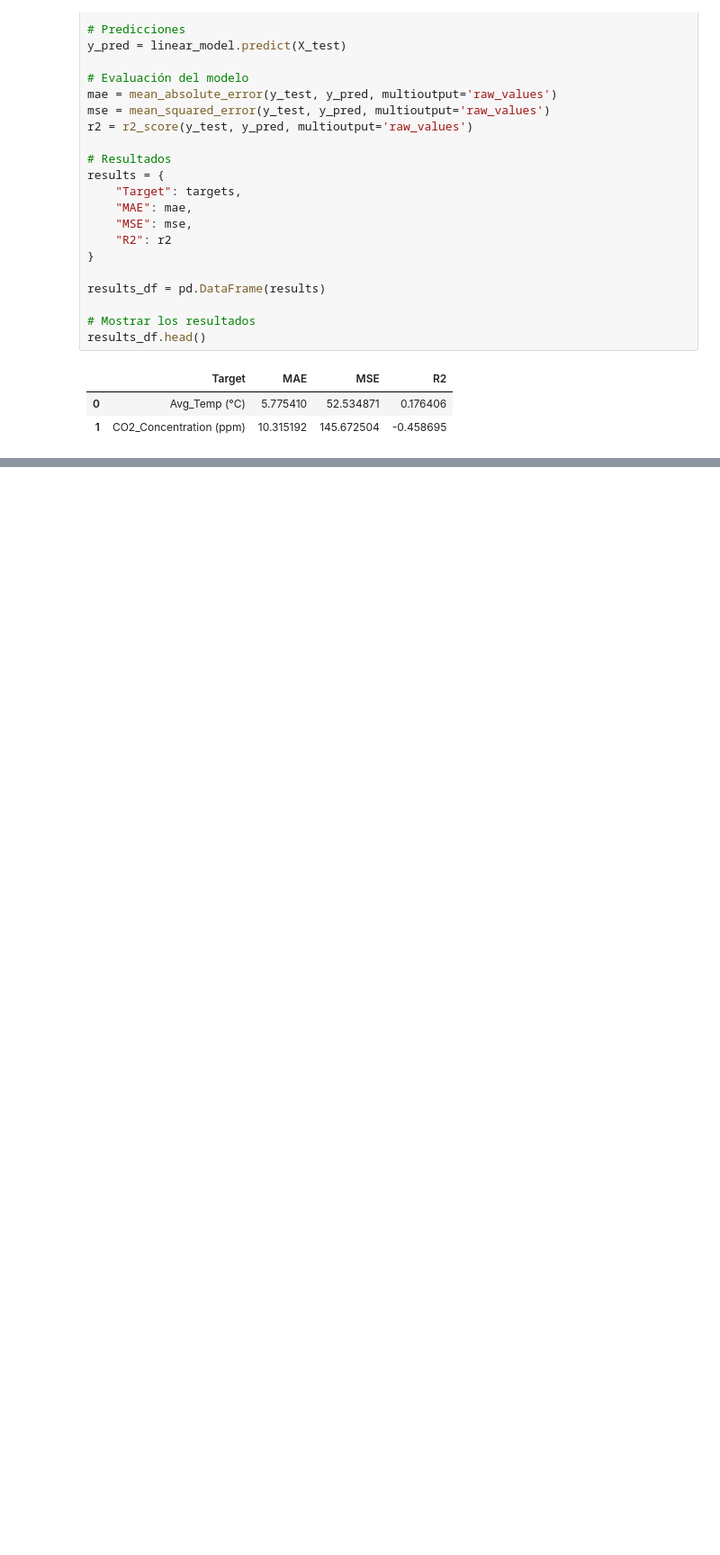
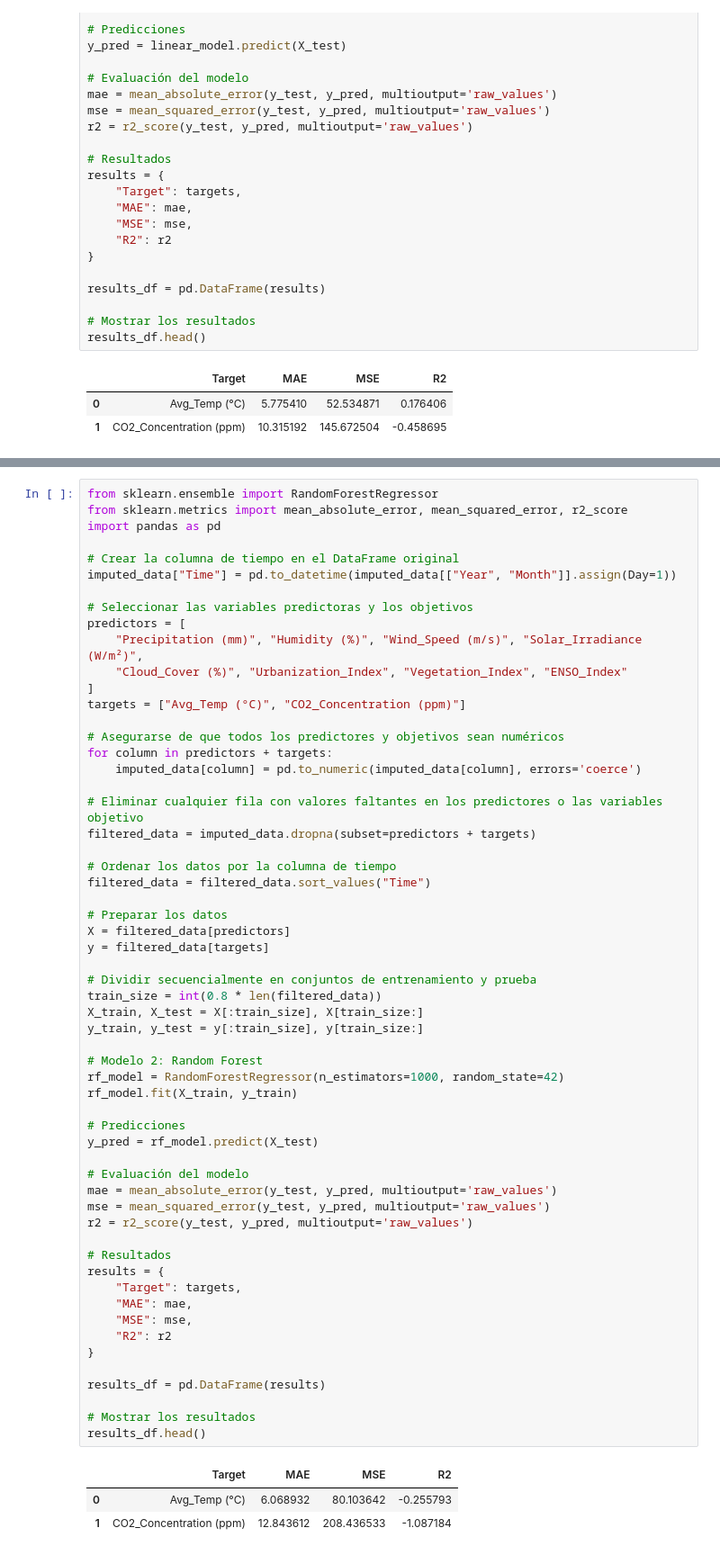
Before and after one commit to Garcia889/ml_climate_chg, a Jupyter notebook: climate_chg.ipynb, the cells around one changed output, grey strips where cells are left out. Shown at 90% size. Cells and saved outputs as stored; diff of their text form; blank space fills up the shorter version.

```diff
--- a/climate_chg.ipynb
+++ b/climate_chg.ipynb
@@ -347,0 +350,62 @@ results_df.head()
+# %%
+from sklearn.ensemble import RandomForestRegressor
+from sklearn.metrics import mean_absolute_error, mean_squared_error, r2_score
+import pandas as pd
+
+# Crear la columna de tiempo en el DataFrame original
+imputed_data["Time"] = pd.to_datetime(imputed_data[["Year", "Month"]].assign(Day=1))
+
+# Seleccionar las variables predictoras y los objetivos
+predictors = [
+    "Precipitation (mm)", "Humidity (%)", "Wind_Speed (m/s)", "Solar_Irradiance (W/m²)",
+    "Cloud_Cover (%)", "Urbanization_Index", "Vegetation_Index", "ENSO_Index"
+]
+targets = ["Avg_Temp (°C)", "CO2_Concentration (ppm)"]
+
+# Asegurarse de que todos los predictores y objetivos sean numéricos
+for column in predictors + targets:
+    imputed_data[column] = pd.to_numeric(imputed_data[column], errors='coerce')
+
+# Eliminar cualquier fila con valores faltantes en los predictores o las variables objetivo
+filtered_data = imputed_data.dropna(subset=predictors + targets)
+
+# Ordenar los datos por la columna de tiempo
+filtered_data = filtered_data.sort_values("Time")
+
+# Preparar los datos
+X = filtered_data[predictors]
+y = filtered_data[targets]
+
+# Dividir secuencialmente en conjuntos de entrenamiento y prueba
+train_size = int(0.8 * len(filtered_data))
+X_train, X_test = X[:train_size], X[train_size:]
+y_train, y_test = y[:train_size], y[train_size:]
+
+# Modelo 2: Random Forest
+rf_model = RandomForestRegressor(n_estimators=1000, random_state=42)
+rf_model.fit(X_train, y_train)
+
+# Predicciones
+y_pred = rf_model.predict(X_test)
+
+# Evaluación del modelo
+mae = mean_absolute_error(y_test, y_pred, multioutput='raw_values')
+mse = mean_squared_error(y_test, y_pred, multioutput='raw_values')
+r2 = r2_score(y_test, y_pred, multioutput='raw_values')
+
+# Resultados
+results = {
+    "Target": targets,
+    "MAE": mae,
+    "MSE": mse,
+    "R2": r2
+}
+
+results_df = pd.DataFrame(results)
+
+# Mostrar los resultados
+results_df.head()
+# %% [output]
+|  | Target | MAE | MSE | R2 |
+| 0 | Avg_Temp (°C) | 6.068932 | 80.103642 | -0.255793 |
+| 1 | CO2_Concentration (ppm) | 12.843612 | 208.436533 | -1.087184 |
```
Also changed, not shown: parts of 5 cells of this notebook.
